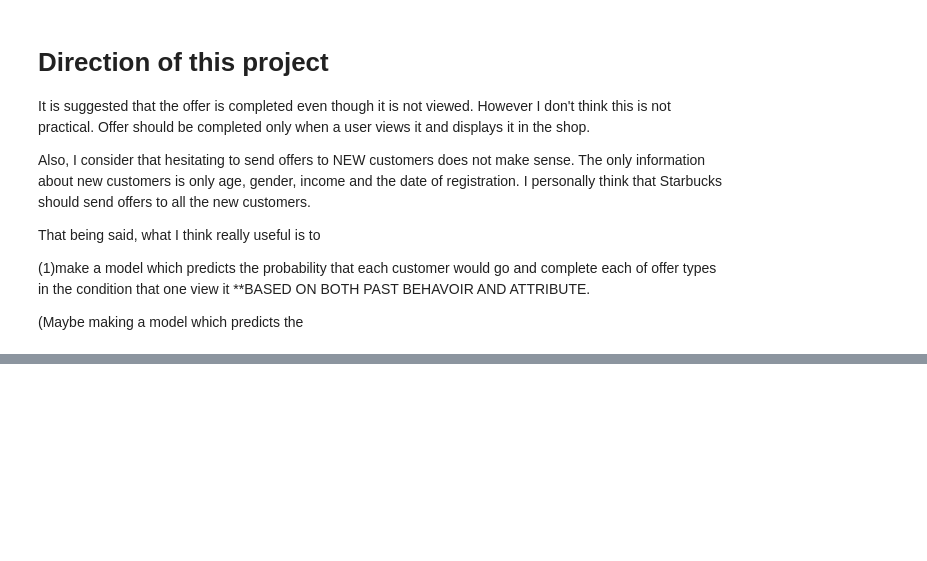
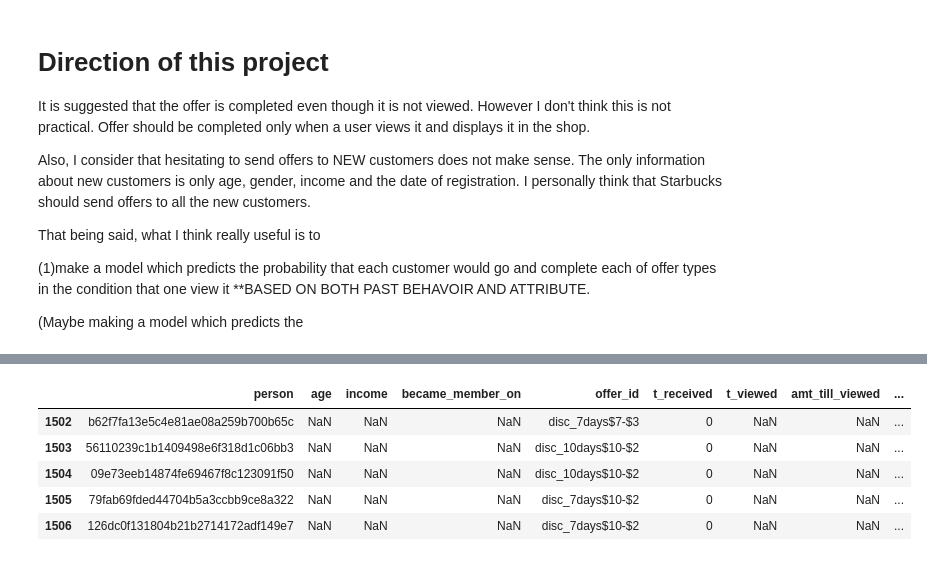
Before and after one commit to kudojp/StarBucksPromotionAnalysis, a Jupyter notebook: StarbucksPromotionAnalysis.ipynb, the cells around one changed output, grey strips where cells are left out. Drawn from its saved outputs; the diff is of its cells as text; code cells hidden in the pictures; blank space fills up the shorter version.

```diff
--- a/StarbucksPromotionAnalysis.ipynb
+++ b/StarbucksPromotionAnalysis.ipynb
@@ -525,0 +536,4 @@ transcript2[transcript2.event == "offer viewed"]
+# %%
+# extract row of "offer received" only of BOGO or DISCOUNT
+offer_rec = transcript2[(transcript2.event == "offer received") & (transcript2.id.str[:4].isin(["bogo","disc"]))]
+print(offer_rec.shape)
@@ -525,0 +542,14 @@ transcript2[transcript2.event == "offer viewed"]
+# %%
+# remove 10 days offer which issued on day21(hour504)
+offer_rec = offer_rec[~ ((offer_rec.time == 504) & (offer_rec.id.isin(["disc_10days$20-$5","disc_10days$10-$2"])))]
+print(offer_rec.shape)
+
+# remove 7 days offer which issued on day24
+offer_rec = offer_rec[~ ((offer_rec.time == 576) & ~(offer_rec.id.isin(["bogo_7days$10","bogo_7days$5","disc_7days$7-$3","disc_7days$10-$2"])))]
+print(offer_rec.shape)
+
+# remove 10 days offer which issued on day24
+offer_rec = offer_rec[~ ((offer_rec.time == 576) & ~(offer_rec.id.isin(["disc_10days$20-$5","disc_10days$10-$2"])))]
+print(offer_rec.shape)
+
+offer_rec.head()
@@ -525,0 +566,14 @@ transcript2[transcript2.event == "offer viewed"]
+# %%
+offer_rec = offer_rec[1200:1500]
+# %%
+offer_interaction = pd.DataFrame(columns=["person","age","income","became_member_on","offer_id","t_received","t_viewed","amt_till_viewed","t_completed","amt_till_completed"], index=offer_rec.index)
+offer_interaction[["person","t_received","offer_id"]] = offer_rec[["person","time","id"]]
+
+offer_interaction.head()
+# %% [output]
+|  | person | age | income | became_member_on | offer_id | t_received | t_viewed | amt_till_viewed | ... |
+| 1502 | b62f7fa13e5c4e81ae08a259b700b65c | NaN | NaN | NaN | disc_7days$7-$3 | 0 | NaN | NaN | ... |
+| 1503 | 56110239c1b1409498e6f318d1c06bb3 | NaN | NaN | NaN | disc_10days$10-$2 | 0 | NaN | NaN | ... |
+| 1504 | 09e73eeb14874fe69467f8c123091f50 | NaN | NaN | NaN | disc_10days$10-$2 | 0 | NaN | NaN | ... |
+| 1505 | 79fab69fded44704b5a3ccbb9ce8a322 | NaN | NaN | NaN | disc_7days$10-$2 | 0 | NaN | NaN | ... |
+| 1506 | 126dc0f131804b21b2714172adf149e7 | NaN | NaN | NaN | disc_7days$10-$2 | 0 | NaN | NaN | ... |
```
Also changed, not shown: parts of 15 cells of this notebook.
